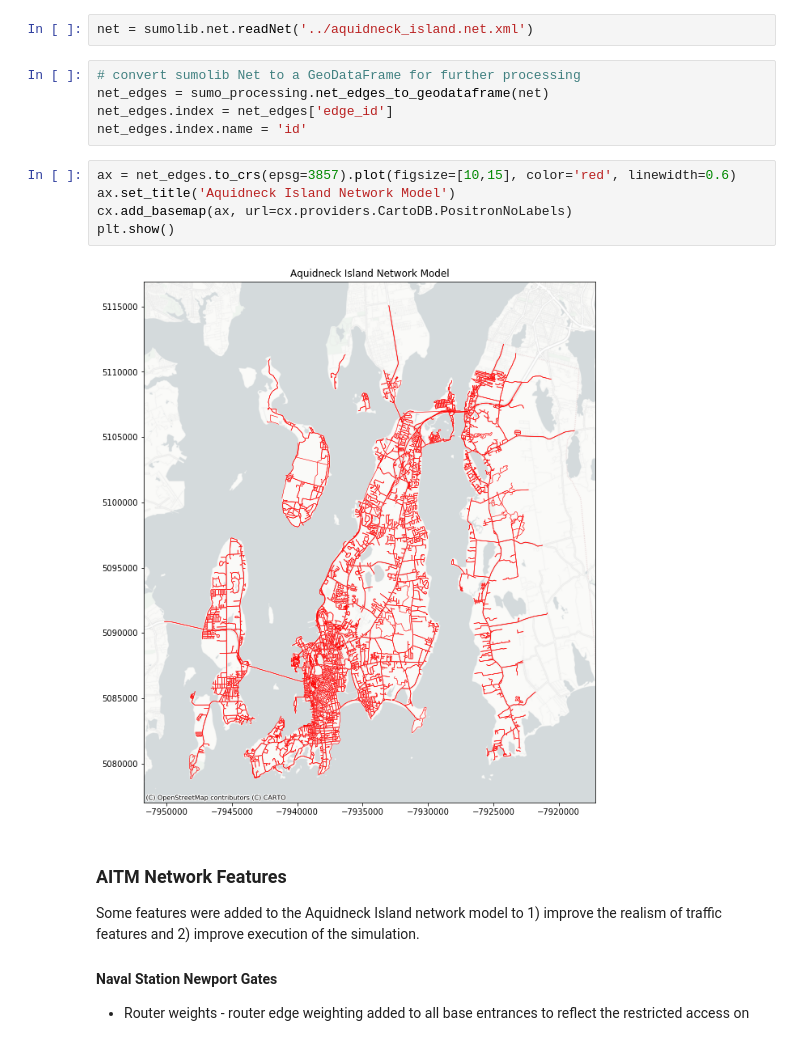
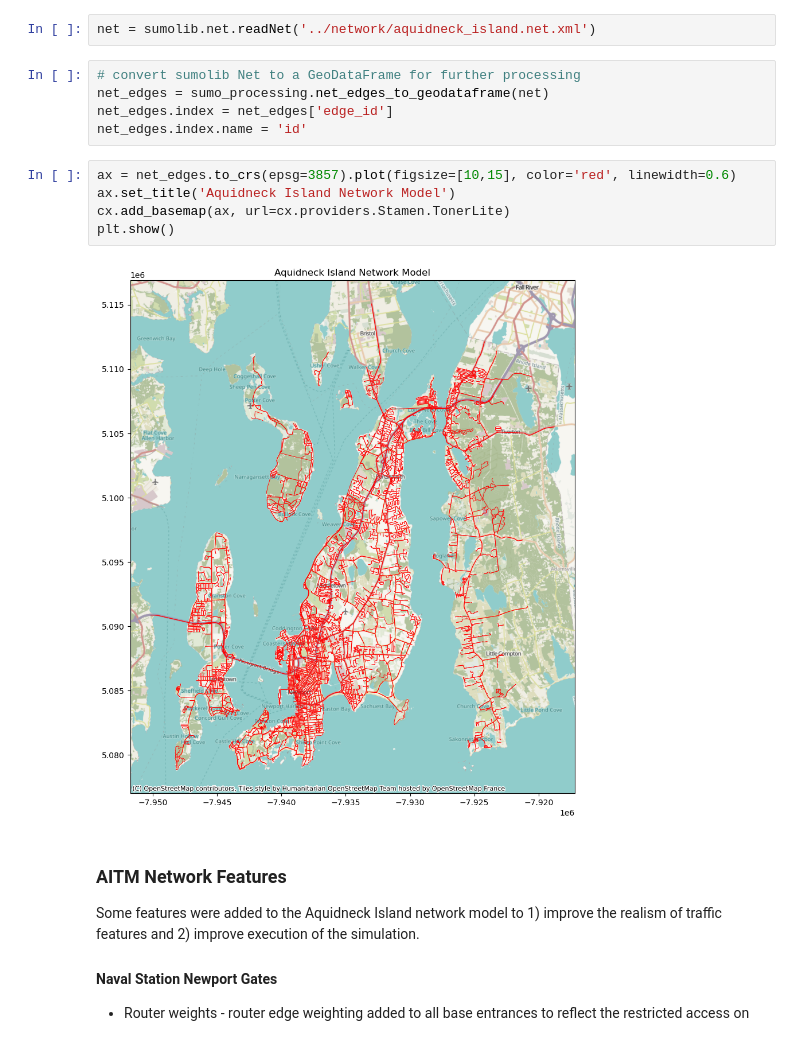
Before and after one commit to paulopperman/aquidneck-island-transport, a Jupyter notebook: notebooks/Aquidneck Island Traffic Model.ipynb, the cells around one changed output. Cells and saved outputs as stored; diff of their text form.

```diff
--- a/notebooks/Aquidneck Island Traffic Model.ipynb
+++ b/notebooks/Aquidneck Island Traffic Model.ipynb
@@ -27,7 +27,7 @@ import sumo_processing
 ## Network Model
 The Aquidneck Island Traffic Model uses the base Aquidneck Island SUMO network model built using tools included with the SUMO package.  First, OpenStreetMap data was downloaded using the overpass api.  The OpenStreetMap datafile was transformed to a SUMO network file using the `NETCONVERT` tool.  The NETCONVERT configuration file is `netconvert_configuration.netc.cfg` in the project repository.  Once converted to the SUMO network format, the `NETEDIT` tool was used to manually refine the network, including lanes, intersections, and traffic signals.
 # %%
-net = sumolib.net.readNet('../aquidneck_island.net.xml')
+net = sumolib.net.readNet('../network/aquidneck_island.net.xml')
 # %%
 # convert sumolib Net to a GeoDataFrame for further processing
 net_edges = sumo_processing.net_edges_to_geodataframe(net)
@@ -36,10 +36,10 @@ net_edges.index.name = 'id'
 # %%
 ax = net_edges.to_crs(epsg=3857).plot(figsize=[10,15], color='red', linewidth=0.6)
 ax.set_title('Aquidneck Island Network Model')
-cx.add_basemap(ax, url=cx.providers.CartoDB.PositronNoLabels)
+cx.add_basemap(ax, url=cx.providers.Stamen.TonerLite)
 plt.show()
 # %% [output]
-[figure, old version]
+[figure, new version]
 # %% [markdown]
 ### AITM Network Features
 Some features were added to the Aquidneck Island network model to 1) improve the realism of traffic features and 2) improve execution of the simulation.
```
Also changed, not shown: parts of 3 cells of this notebook, 11 other files.
